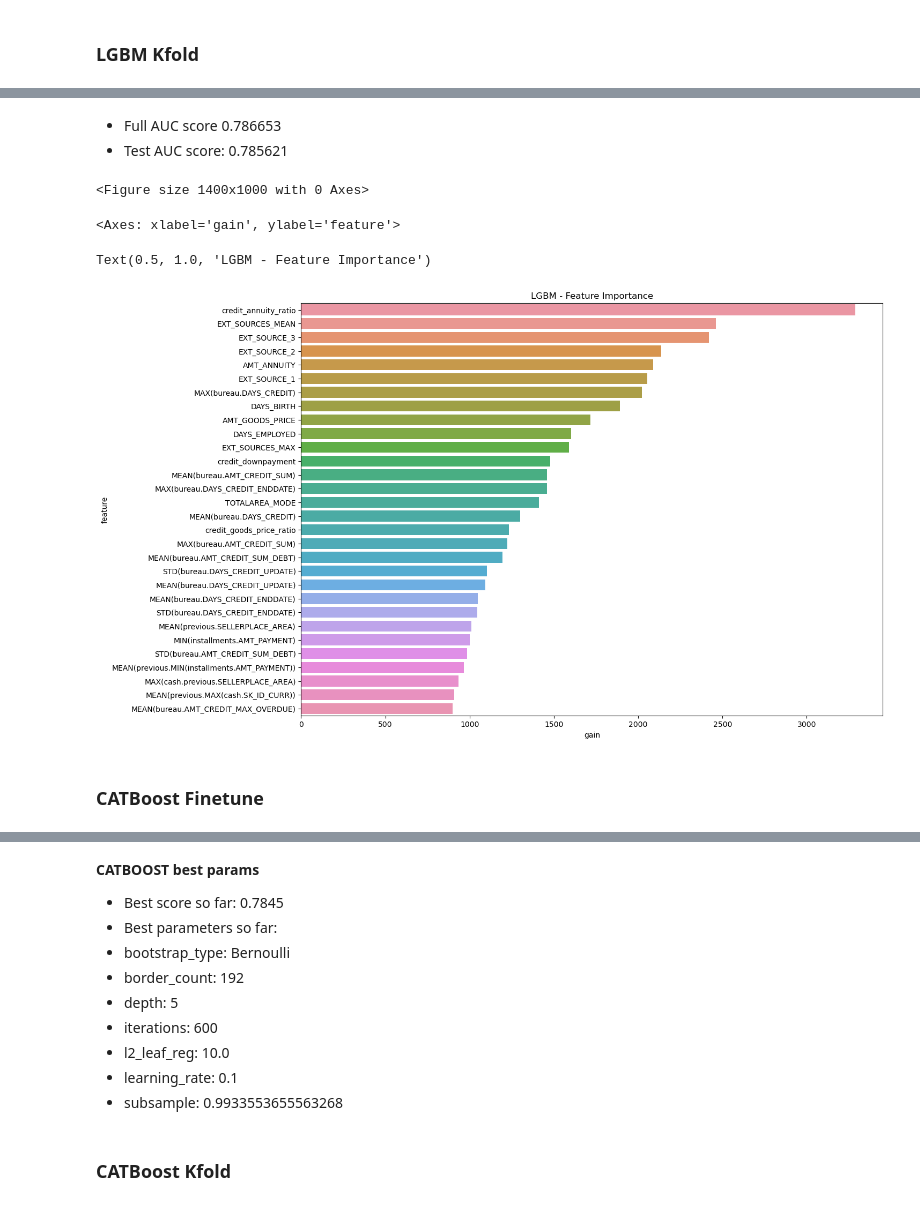
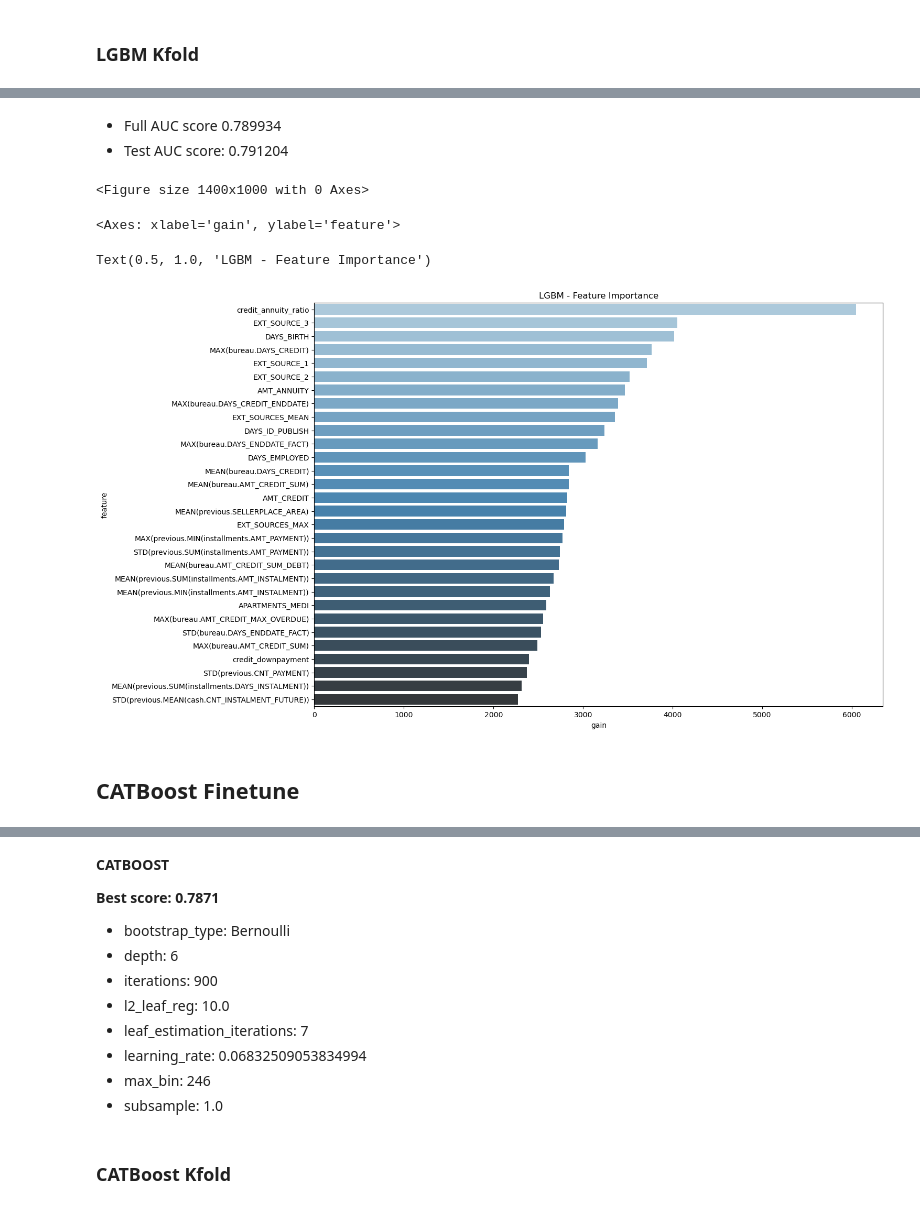
Before and after one commit to alexbarsan944/CreditDefaultRisk, a Jupyter notebook: code/4.models.ipynb, the cells around one changed output, grey strips where cells are left out. Cells and saved outputs as stored; diff of their text form; code cells hidden in the pictures.

```diff
--- a/code/4.models.ipynb
+++ b/code/4.models.ipynb
@@ -60,8 +60,8 @@ pd.set_option(
 # %% [output]
 (60, 20)
 # %%
-X_train = pd.read_csv("../training_data/X_train.csv")
-X_test = pd.read_csv("../training_data/X_test.csv")
+X_train = pd.read_csv("../training_data/X_train_reduced.csv")
+X_test = pd.read_csv("../training_data/X_test_reduced.csv")
 y_train = pd.read_csv("../training_data/y_train.csv")
 y_test = pd.read_csv("../training_data/y_test.csv")
 # %%
@@ -468,7 +439,7 @@ iteration_callback = IterationTrackingCallback()
 model = XGBClassifier(tree_method="gpu_hist", random_state=42)
 
 search_spaces = {
-    "n_estimators": Integer(100, 500),
+    "n_estimators": Integer(100, 1000),
     "max_depth": Integer(3, 10),
     "learning_rate": Real(0.05, 0.1, "log-uniform"),
     "subsample": Real(0.85, 1.0),
@@ -487,7 +458,7 @@ model = XGBClassifier(tree_method="gpu_hist", random_state=42)
 opt = BayesSearchCV(
     estimator=model,
     search_spaces=search_spaces,
-    n_iter=30,  # Reduced iterations for speed
+    n_iter=100,  # Reduced iterations for speed
     scoring="roc_auc",
     cv=5,
     n_jobs=1,  # Keep as 1 for GPU usage
@@ -696,7 +708,7 @@ class IterationTrackingCallback:
 
         best_score_so_far = (
             -res.fun
-        )  # Note: Depending on the scoring, you might need to negate this value
+        )
         self.best_scores.append(best_score_so_far)
         print(f"Best score so far: {best_score_so_far:.4f}")
 
@@ -719,23 +731,24 @@ model_lgbm = LGBMClassifier(random_state=42, n_jobs=-1)
 
 # Define the search space for LightGBM
 search_spaces_lgbm = {
-    "boosting_type": "goss",  # This is fixed based on your best parameters
-    "n_estimators": Integer(9000, 11000),  # Centered around 10000
-    "learning_rate": Real(0.001, 0.01, "log-uniform"),  # Centered around 0.005134
-    "num_leaves": Integer(40, 70),  # Centered around 54
-    "max_depth": Integer(8, 12),  # Centered around 10
-    "reg_alpha": Real(0.2, 0.7),  # Centered around 0.436193
-    "reg_lambda": Real(0.3, 0.65),  # Centered around 0.479169
+    "n_estimators": Integer(1000, 5000),
+    "learning_rate": Real(0.001, 0.01, "log-uniform"),
+    "num_leaves": Integer(5, 70),
+    "max_depth": Integer(4, 12),
+    "reg_alpha": Real(0.2, 1),  # Centered around 0.436193
+    "reg_lambda": Real(0.3, 1),  # Centered around 0.479169
     "colsample_bytree": Real(0.4, 0.6),  # Centered around 0.508716
     "min_split_gain": Real(0.01, 0.04),  # Centered around 0.024766
-    "subsample": Real(0.8, 1.0),  # Fixed to 1 based on your parameters, might not need optimization
+    "subsample": Real(
+        0.8, 1.0
+    ),  # Fixed to 1 based on your parameters, might not need optimization
 }
 
 # Set up BayesSearchCV for LightGBM
 opt_lgbm = BayesSearchCV(
     estimator=model_lgbm,
     search_spaces=search_spaces_lgbm,
-    n_iter=30,
+    n_iter=100,
     scoring="roc_auc",
     cv=5,
     n_jobs=-1,
@@ -744,8 +757,15 @@ opt_lgbm = BayesSearchCV(
     random_state=42,
 )
 
-# Fit the model
+# # If y_train is a pandas DataFrame with a single column:
+# y_train = y_train.squeeze()  # This will convert it to a pandas Series
+
+# # Alternatively:
+# y_train = y_train.values.ravel()  # This will convert it to a 1D numpy array
+
+# Now you can fit the model with y_train which is a 1D array-like object
 opt_lgbm.fit(X_train, y_train, callback=[iteration_callback_lgbm])
+
 
 # Plot the improvement of scores over iterations for LightGBM
 plt.figure(figsize=(10, 6))
@@ -888,23 +964,24 @@ Fold  1 AUC : 0.779445
 # %% [markdown]
-- Full AUC score 0.786653
-- Test AUC score: 0.785621
+- Full AUC score 0.789934
+- Test AUC score: 0.791204
 # %%
-# plot top 30 feat_importance
+# plot top 30 feat_importance. make sure the plot is light blue
 plt.figure(figsize=(14, 10))
 sns.barplot(
     x="gain",
     y="feature",
     data=feat_importance.sort_values(by="gain", ascending=False)[:30],
+    palette="Blues_d",
 )
 plt.title("LGBM - Feature Importance")
 plt.show()
 # %% [output]
 <Figure size 1400x1000 with 0 Axes>
 <Axes: xlabel='gain', ylabel='feature'>
 Text(0.5, 1.0, 'LGBM - Feature Importance')
-[figure, old version]
+[figure, new version]
 # %% [markdown]
-### CATBoost Finetune
+## CATBoost Finetune
 # %%
 from catboost import CatBoostClassifier
 from skopt import BayesSearchCV
@@ -983,16 +1060,17 @@ plt.show()
 # %% [markdown]
 <img src="../images/CAT_AUC_scores.png" alt="Alternative text" />
 # %% [markdown]
-**CATBOOST best params**
-- Best score so far: 0.7845
-- Best parameters so far:
+**CATBOOST**
+
+**Best score: 0.7871**
 - bootstrap_type: Bernoulli
-- border_count: 192
-- depth: 5
-- iterations: 600
+- depth: 6
+- iterations: 900
 - l2_leaf_reg: 10.0
-- learning_rate: 0.1
-- subsample: 0.9933553655563268
+- leaf_estimation_iterations: 7
+- learning_rate: 0.06832509053834994
+- max_bin: 246
+- subsample: 1.0
 # %% [markdown]
 ### CATBoost Kfold
 # %%
```
Also changed, not shown: parts of 25 cells of this notebook, 16 other files.
